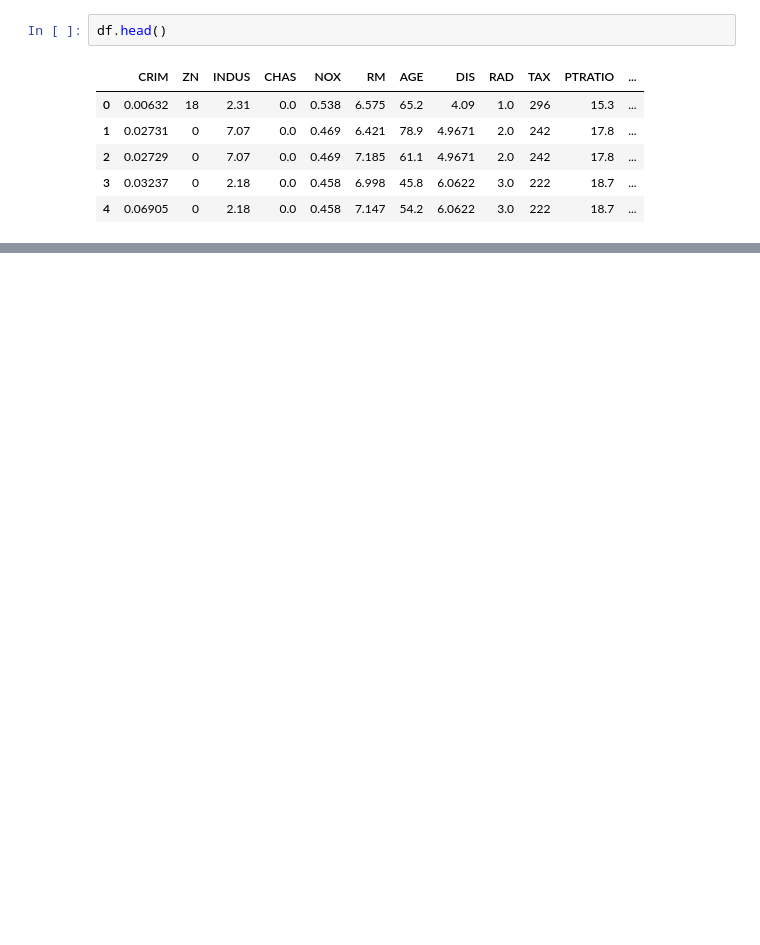
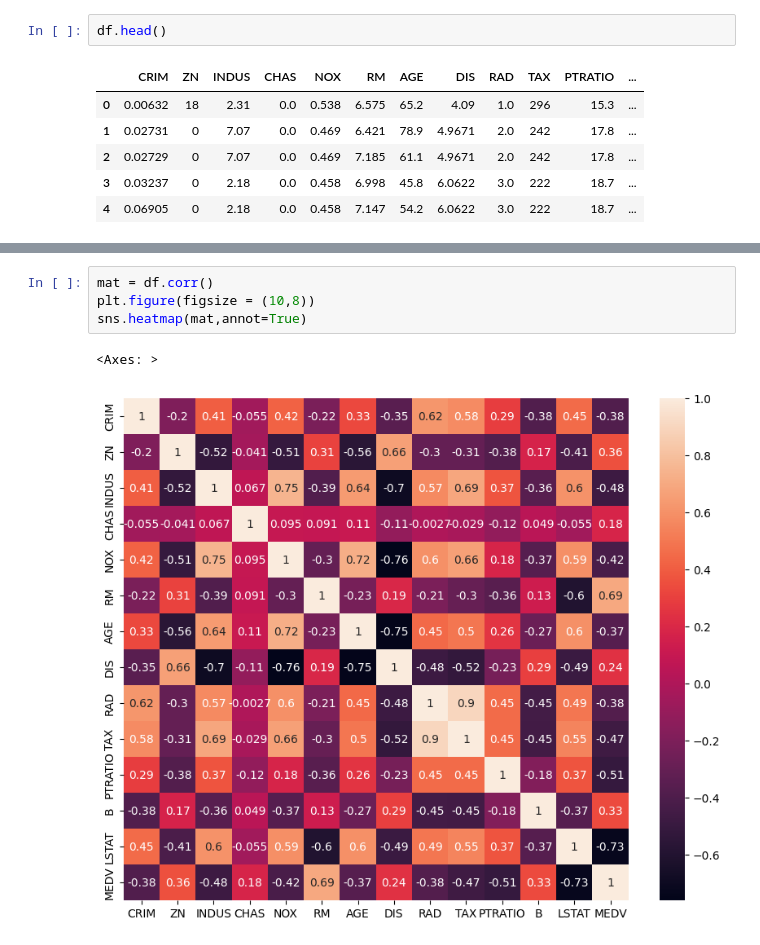
Before and after one commit to Farzinaayub/let-s_AI, a Jupyter notebook: DA21-B ML Assignment 3.ipynb, the cells around one changed output, grey strips where cells are left out. Cells and saved outputs as stored; diff of their text form; blank space fills up the shorter version.

```diff
--- a/DA21-B ML Assignment 3.ipynb
+++ b/DA21-B ML Assignment 3.ipynb
@@ -83,0 +92,7 @@ df = df.dropna()
+# %%
+mat = df.corr()
+plt.figure(figsize = (10,8))
+sns.heatmap(mat,annot=True)
+# %% [output]
+<Axes: >
+[figure, added]
```
Also changed, not shown: parts of 31 cells of this notebook, 2 other files.
